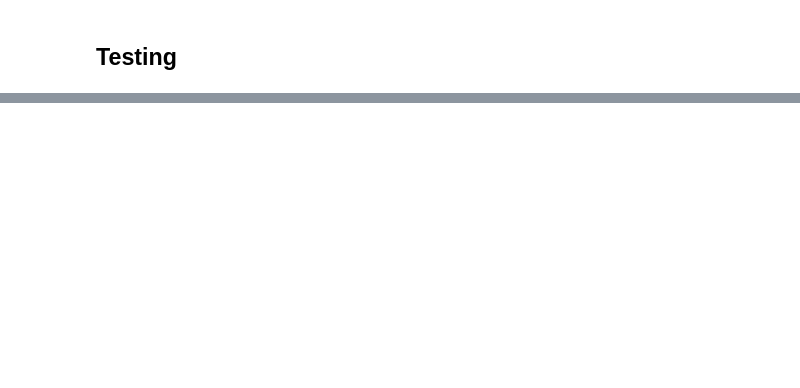
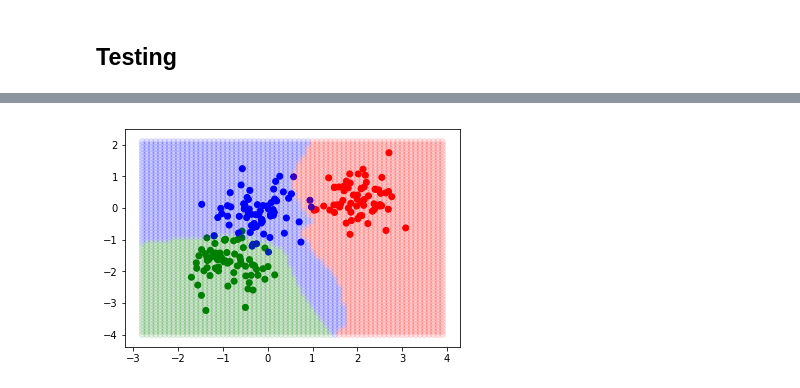
Before and after one commit to falreis/backpropagation, a Jupyter notebook: NeuralNetwork.ipynb, the cells around one changed output, grey strips where cells are left out. Cells and saved outputs as stored; diff of their text form; code cells hidden in the pictures; blank space fills up the shorter version.

```diff
--- a/NeuralNetwork.ipynb
+++ b/NeuralNetwork.ipynb
@@ -348,2 +389,7 @@ Accuracy on Test Set: 0.895
+# %%
+area_map_set = generate_area_map(features)
+area_map_plot(network, area_map_set, x_test, y_test_raw)
+# %% [output]
+[figure, added]
 # %%
 #### END OF NOTEBOOK ####
```
Also changed, not shown: parts of 11 cells of this notebook.
